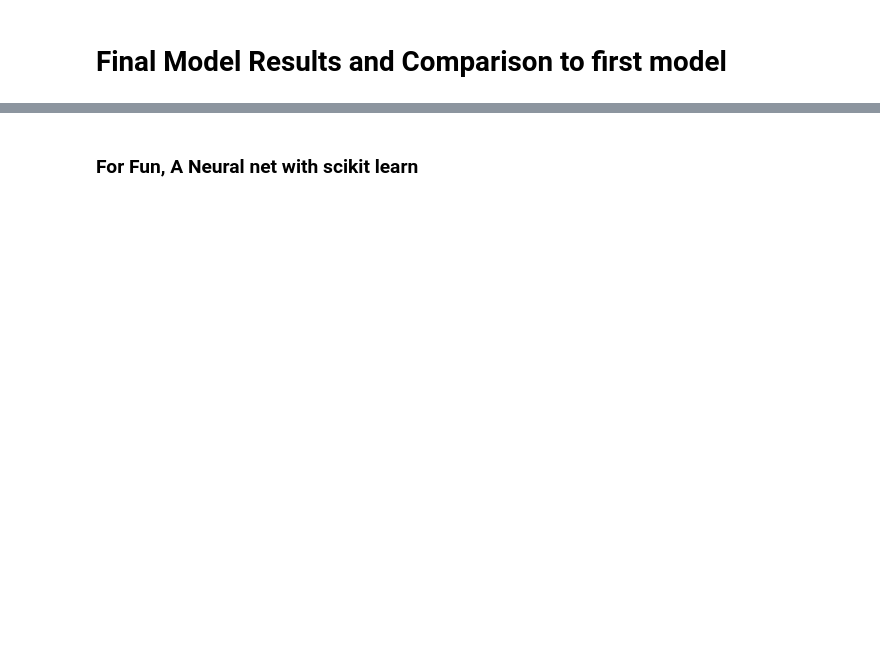
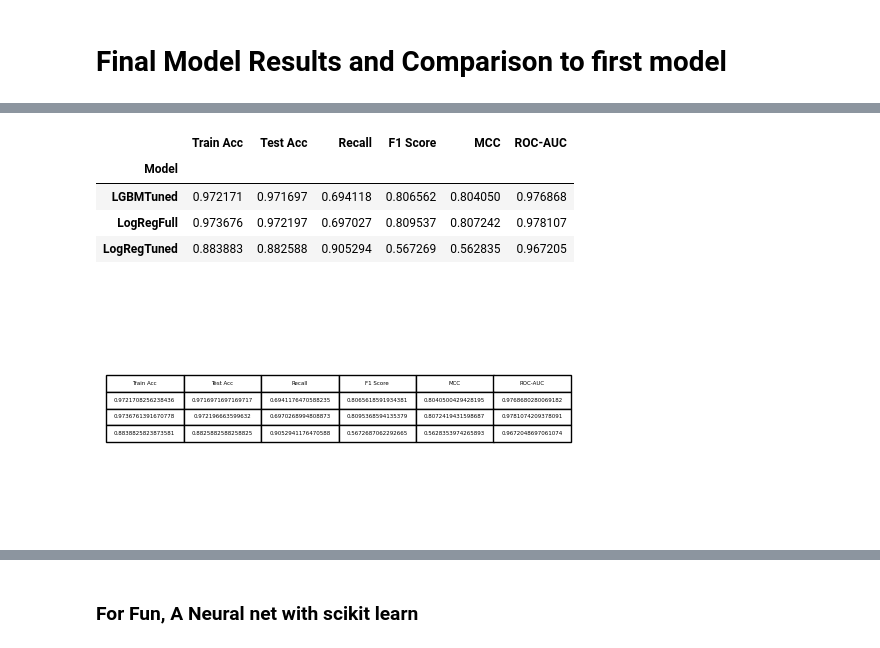
Before and after one commit to piiop/group-project-2, a Jupyter notebook: model testing.ipynb, the cells around one changed output, grey strips where cells are left out. Cells and saved outputs as stored; diff of their text form; code cells hidden in the pictures; blank space fills up the shorter version.

```diff
--- a/model testing.ipynb
+++ b/model testing.ipynb
@@ -1077,7 +1255,7 @@ logreg_results
 # Final Model Results and Comparison to first model
 # %%
 # Create the dataframe
-top2 = pd.DataFrame({
+top2_df = pd.DataFrame({
     'Model': ['LGBMTuned', 'LogRegTuned'],
     'Train Acc': [results['Train Acc'], logreg_results['Train Acc']],
     'Test Acc': [results['Test Acc'], logreg_results['Test Acc']],
@@ -1088,7 +1266,7 @@ top2 = pd.DataFrame({
 })
 
 # Set the 'Model' column as the index
-top2.set_index('Model', inplace=True)
+top2_df.set_index('Model', inplace=True)
 
 # Display the dataframe
-display(top2)
+display(top2_df)
@@ -1120,0 +1305,32 @@ plot_confusion_matrix(logreg_cm, 'LogRegTuned Confusion Matrix')
+# %%
+# Reset the index of comparison_df
+comparison_df = comparison_df.reset_index(drop=True)
+
+# Combine the dataframes
+combined_df = pd.concat([comparison_df, top2_df.reset_index()], ignore_index=True)
+
+# Set 'Model' as the index
+combined_df.set_index('Model', inplace=True)
+
+# Sort the index to ensure consistent ordering
+combined_df = combined_df.sort_index()
+
+# Create a figure and axis
+fig, ax = plt.subplots(figsize=(6, 3))  # Adjust size as needed
+
+# Hide the axis
+ax.axis('tight')
+ax.axis('off')
+
+# Add table
+table = ax.table(cellText=combined_df.values, colLabels=combined_df.columns, cellLoc='center', loc='center')
+
+# Display the combined dataframe
+display(combined_df)
+# %% [output]
+|  | Train Acc | Test Acc | Recall | F1 Score | MCC | ROC-AUC |
+| Model |  |  |  |  |  |  |
+| LGBMTuned | 0.972171 | 0.971697 | 0.694118 | 0.806562 | 0.804050 | 0.976868 |
+| LogRegFull | 0.973676 | 0.972197 | 0.697027 | 0.809537 | 0.807242 | 0.978107 |
+| LogRegTuned | 0.883883 | 0.882588 | 0.905294 | 0.567269 | 0.562835 | 0.967205 |
+[figure, added]
```
Also changed, not shown: parts of 38 cells of this notebook, 7 other files.
